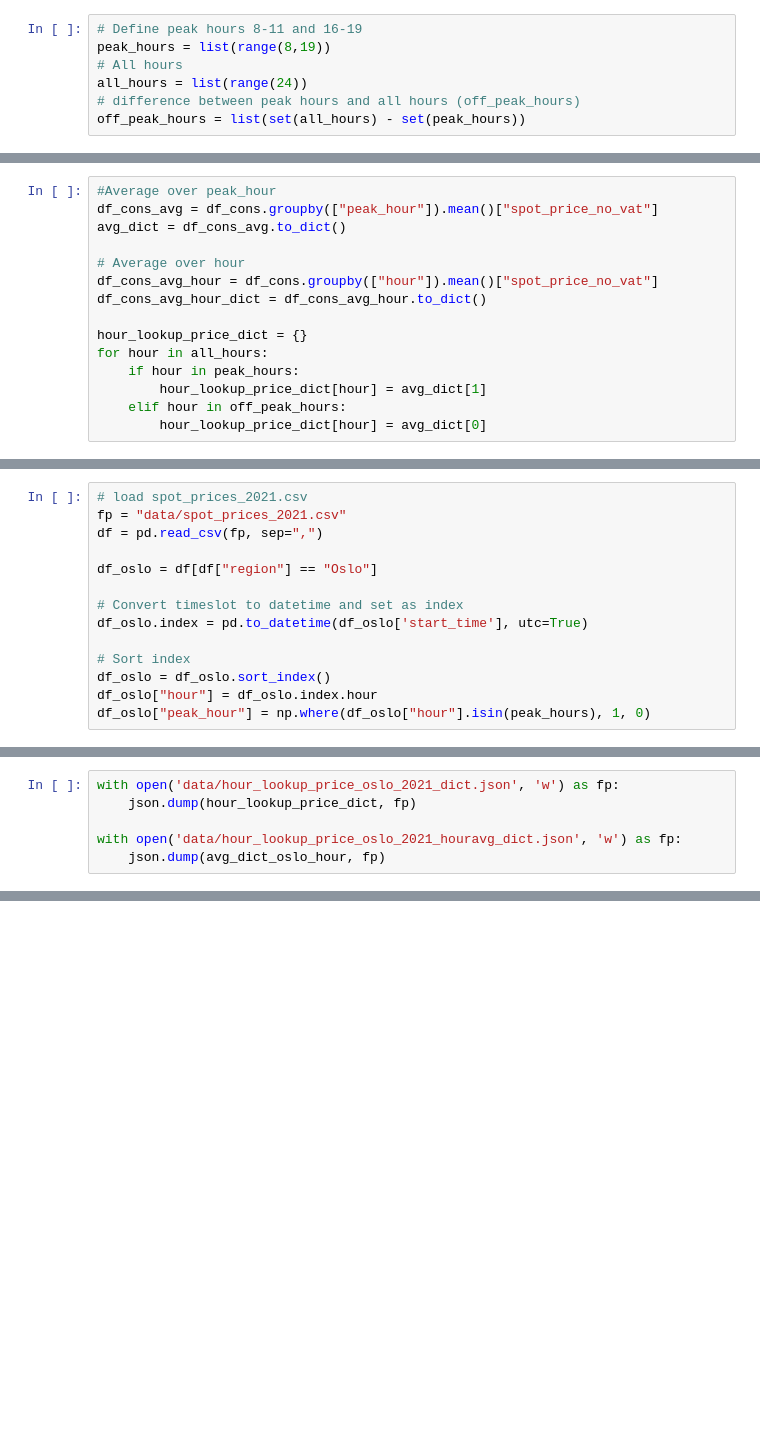
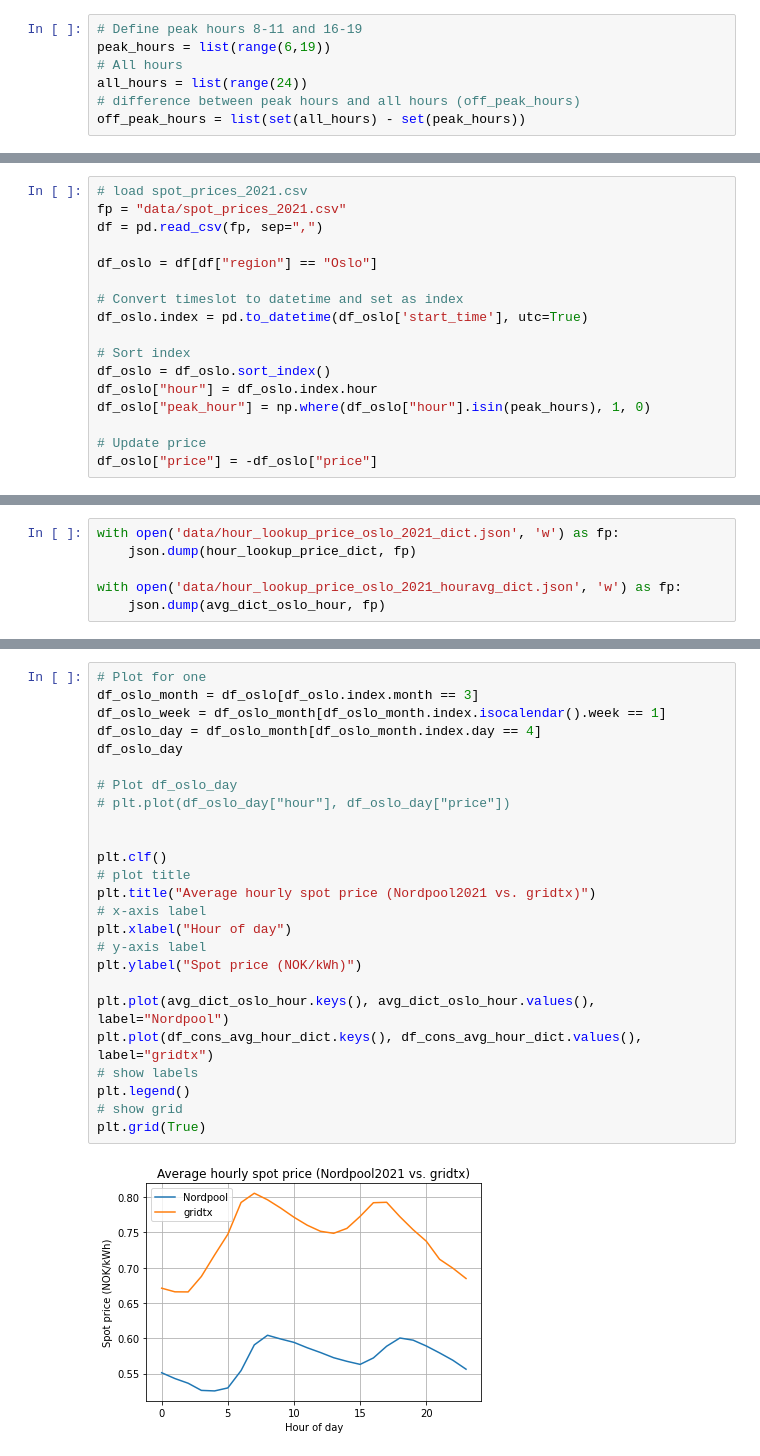
Before and after one commit to 4ug-aug/Otovo-OptimalControl, a Jupyter notebook: spot_price_lookup.ipynb, the cells around one changed output, grey strips where cells are left out. Drawn from its saved outputs; the diff is of its cells as text; blank space fills up the shorter version.

```diff
--- a/spot_price_lookup.ipynb
+++ b/spot_price_lookup.ipynb
@@ -12,7 +12,7 @@ import json
 ## Define peak hours
 # %%
 # Define peak hours 8-11 and 16-19
-peak_hours = list(range(8,19))
+peak_hours = list(range(6,19))
 # All hours
 all_hours = list(range(24))
 # difference between peak hours and all hours (off_peak_hours)
@@ -46,15 +35,0 @@ Calculate averages
-# %%
-#Average over peak_hour
-df_cons_avg = df_cons.groupby(["peak_hour"]).mean()["spot_price_no_vat"]
-avg_dict = df_cons_avg.to_dict()
-
-# Average over hour
-df_cons_avg_hour = df_cons.groupby(["hour"]).mean()["spot_price_no_vat"]
-df_cons_avg_hour_dict = df_cons_avg_hour.to_dict()
-
-hour_lookup_price_dict = {}
-for hour in all_hours:
-    if hour in peak_hours:
-        hour_lookup_price_dict[hour] = avg_dict[1]
-    elif hour in off_peak_hours:
-        hour_lookup_price_dict[hour] = avg_dict[0]
@@ -84,3 +80,6 @@ df_oslo.index = pd.to_datetime(df_oslo['start_time'], utc=True)
 df_oslo = df_oslo.sort_index()
 df_oslo["hour"] = df_oslo.index.hour
 df_oslo["peak_hour"] = np.where(df_oslo["hour"].isin(peak_hours), 1, 0)
+
+# Update price
+df_oslo["price"] = -df_oslo["price"]
@@ -111,0 +230,27 @@ with open('data/hour_lookup_price_oslo_2021_houravg_dict.json', 'w') as fp:
+# %%
+# Plot for one
+df_oslo_month = df_oslo[df_oslo.index.month == 3]
+df_oslo_week = df_oslo_month[df_oslo_month.index.isocalendar().week == 1]
+df_oslo_day = df_oslo_month[df_oslo_month.index.day == 4]
+df_oslo_day
+
+# Plot df_oslo_day
+# plt.plot(df_oslo_day["hour"], df_oslo_day["price"])
+
+
+plt.clf()
+# plot title
+plt.title("Average hourly spot price (Nordpool2021 vs. gridtx)")
+# x-axis label
+plt.xlabel("Hour of day")
+# y-axis label
+plt.ylabel("Spot price (NOK/kWh)")
+
+plt.plot(avg_dict_oslo_hour.keys(), avg_dict_oslo_hour.values(), label="Nordpool")
+plt.plot(df_cons_avg_hour_dict.keys(), df_cons_avg_hour_dict.values(), label="gridtx")
+# show labels
+plt.legend()
+# show grid
+plt.grid(True)
+# %% [output]
+[figure, added]
```
Also changed, not shown: parts of 18 cells of this notebook.
